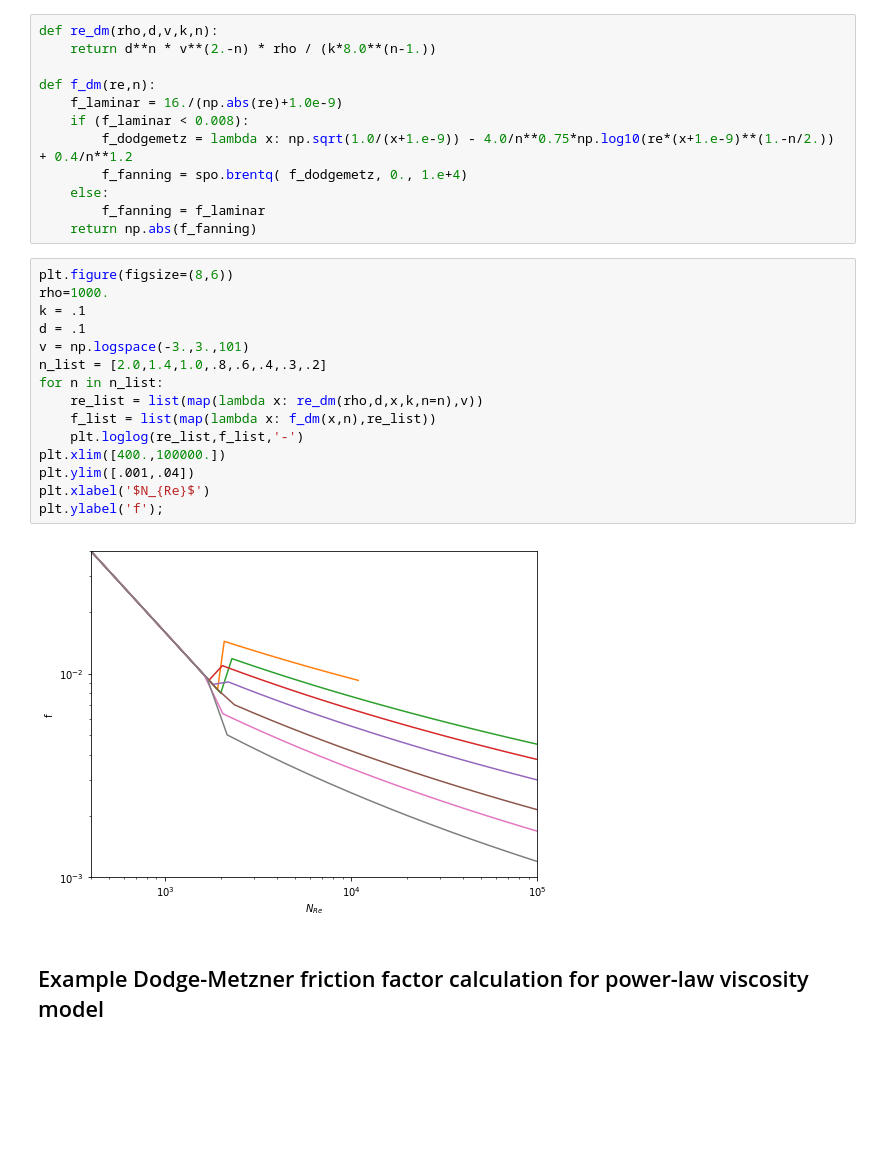
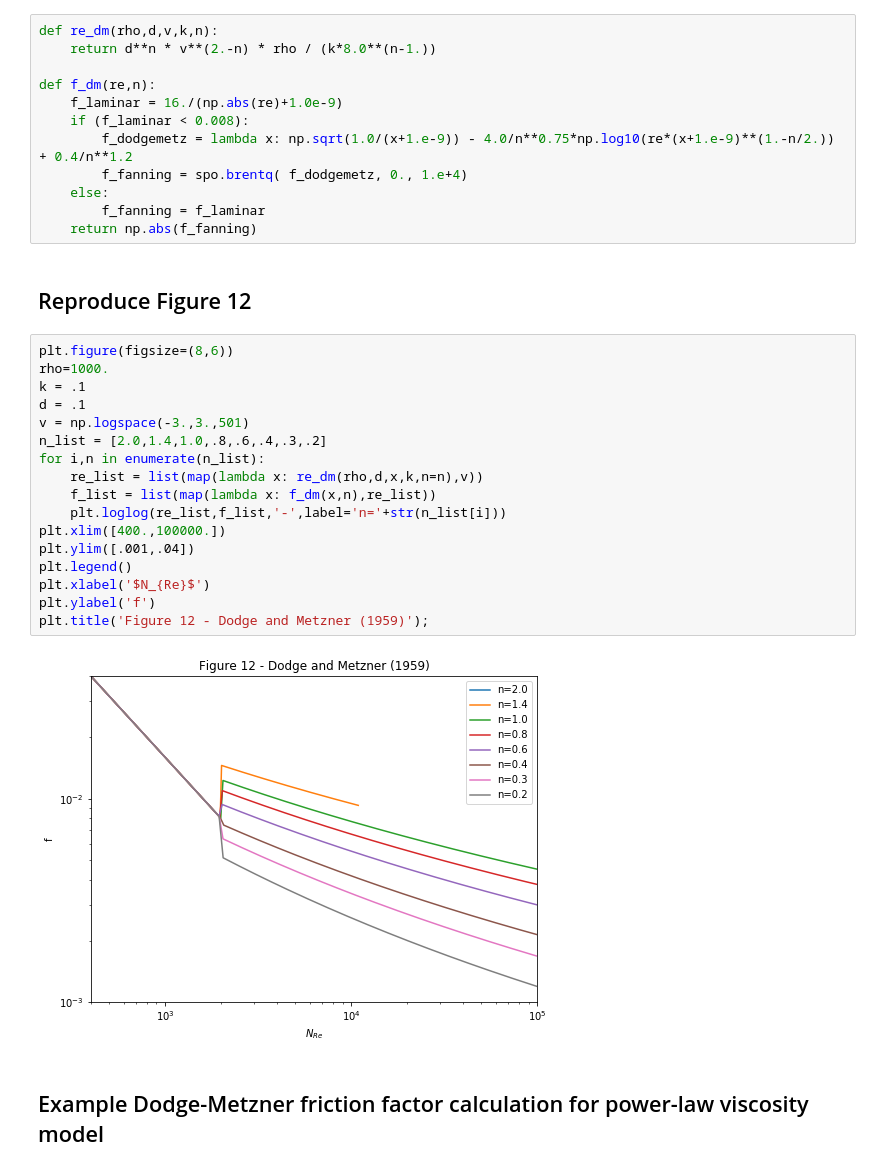
Before and after one commit to rheopy/rheoflow, a Jupyter notebook: notebooks/dodge_metzner.ipynb, the cells around one changed output. Drawn from its saved outputs; the diff is of its cells as text; blank space fills up the shorter version.

Commit message:
Dodge Metzner ipnb fixed

```diff
--- a/notebooks/dodge_metzner.ipynb
+++ b/notebooks/dodge_metzner.ipynb
@@ -32,23 +44,27 @@ def f_dm(re,n):
     else:
         f_fanning = f_laminar
     return np.abs(f_fanning)
+# %% [markdown]
+## Reproduce Figure 12
 # %%
 plt.figure(figsize=(8,6))
 rho=1000.
 k = .1
 d = .1
-v = np.logspace(-3.,3.,101)
+v = np.logspace(-3.,3.,501)
 n_list = [2.0,1.4,1.0,.8,.6,.4,.3,.2]
-for n in n_list:
+for i,n in enumerate(n_list):
     re_list = list(map(lambda x: re_dm(rho,d,x,k,n=n),v))
     f_list = list(map(lambda x: f_dm(x,n),re_list))
-    plt.loglog(re_list,f_list,'-')
+    plt.loglog(re_list,f_list,'-',label='n='+str(n_list[i]))
 plt.xlim([400.,100000.])
 plt.ylim([.001,.04])
+plt.legend()
 plt.xlabel('$N_{Re}$')
-plt.ylabel('f');
+plt.ylabel('f')
+plt.title('Figure 12 - Dodge and Metzner (1959)');
 # %% [output]
-[figure, old version]
+[figure, new version]
 # %% [markdown]
 ## Example Dodge-Metzner friction factor calculation for power-law viscosity model
 # %%
```
Also changed, not shown: parts of 5 cells of this notebook, 1 other file.
